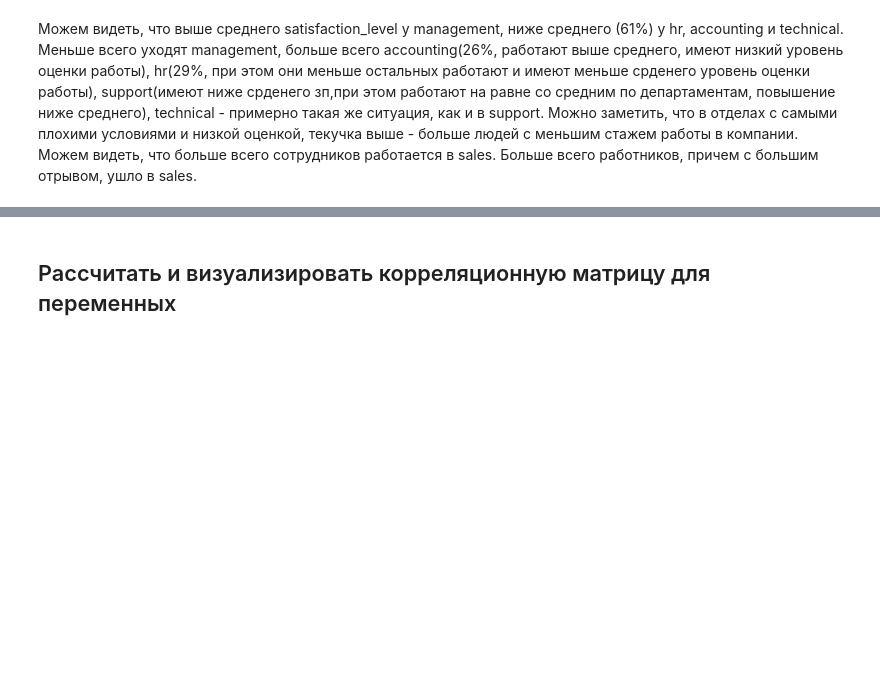
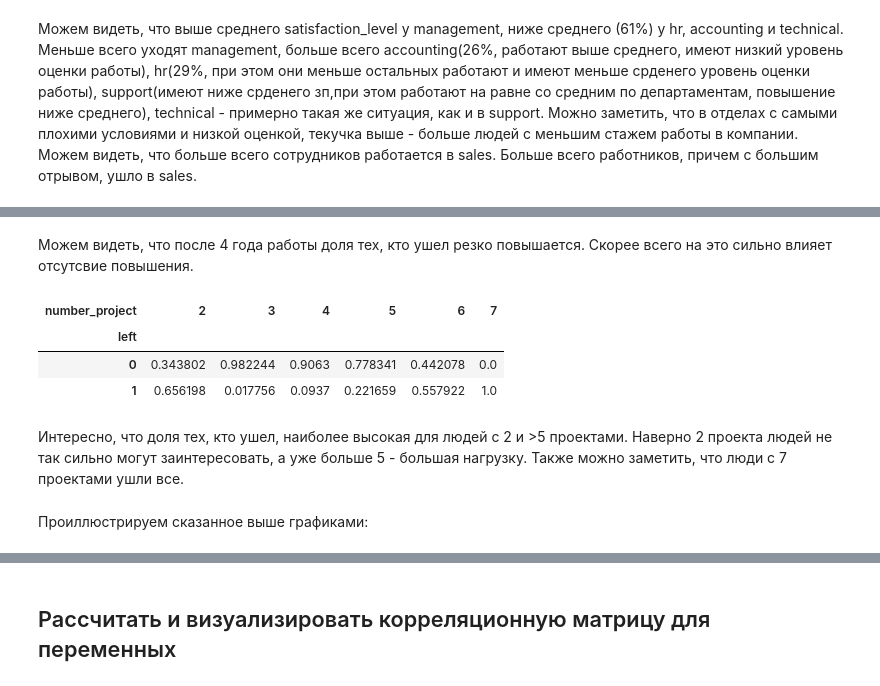
Before and after one commit to viktoriasin/n_homework, a Jupyter notebook: python_block/final_project/Untitled1.ipynb, the cells around one changed output, grey strips where cells are left out. Drawn from its saved outputs; the diff is of its cells as text; code cells hidden in the pictures; blank space fills up the shorter version.

```diff
--- a/python_block/final_project/Untitled1.ipynb
+++ b/python_block/final_project/Untitled1.ipynb
@@ -157,0 +192,13 @@ max                 1.000000    1.000000
+# %% [markdown]
+Можем видеть, что после 4 года работы доля тех, кто ушел резко повышается. Скорее всего на это сильно влияет отсутсвие повышения.
+# %%
+pd.crosstab(hr['left'],hr['number_project'],normalize='columns')
+# %% [output]
+| number_project | 2 | 3 | 4 | 5 | 6 | 7 |
+| left |  |  |  |  |  |  |
+| 0 | 0.343802 | 0.982244 | 0.9063 | 0.778341 | 0.442078 | 0.0 |
+| 1 | 0.656198 | 0.017756 | 0.0937 | 0.221659 | 0.557922 | 1.0 |
+# %% [markdown]
+Интересно, что доля тех, кто ушел, наиболее высокая для людей с 2 и >5 проектами. Наверно 2 проекта людей не так сильно могут заинтересовать, а уже больше 5 - большая нагрузку. Также можно заметить, что люди с 7 проектами ушли все.
+# %% [markdown]
+Проиллюстрируем сказанное выше графиками:
```
Also changed, not shown: parts of 14 cells of this notebook.
